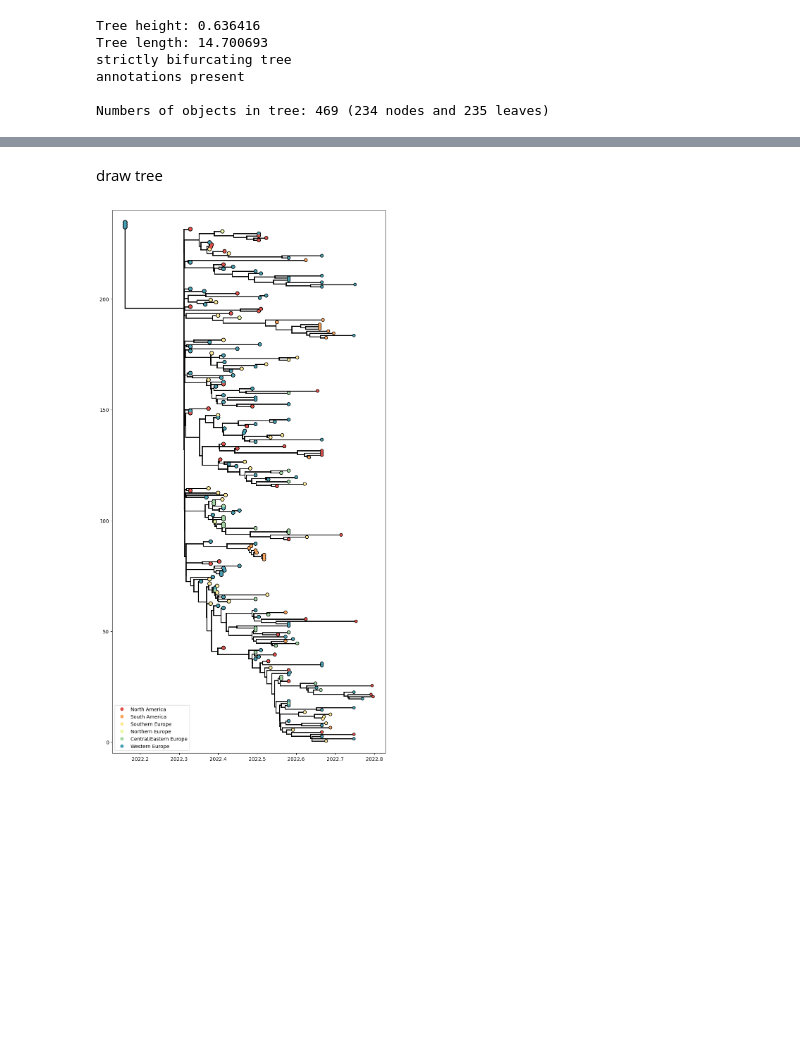
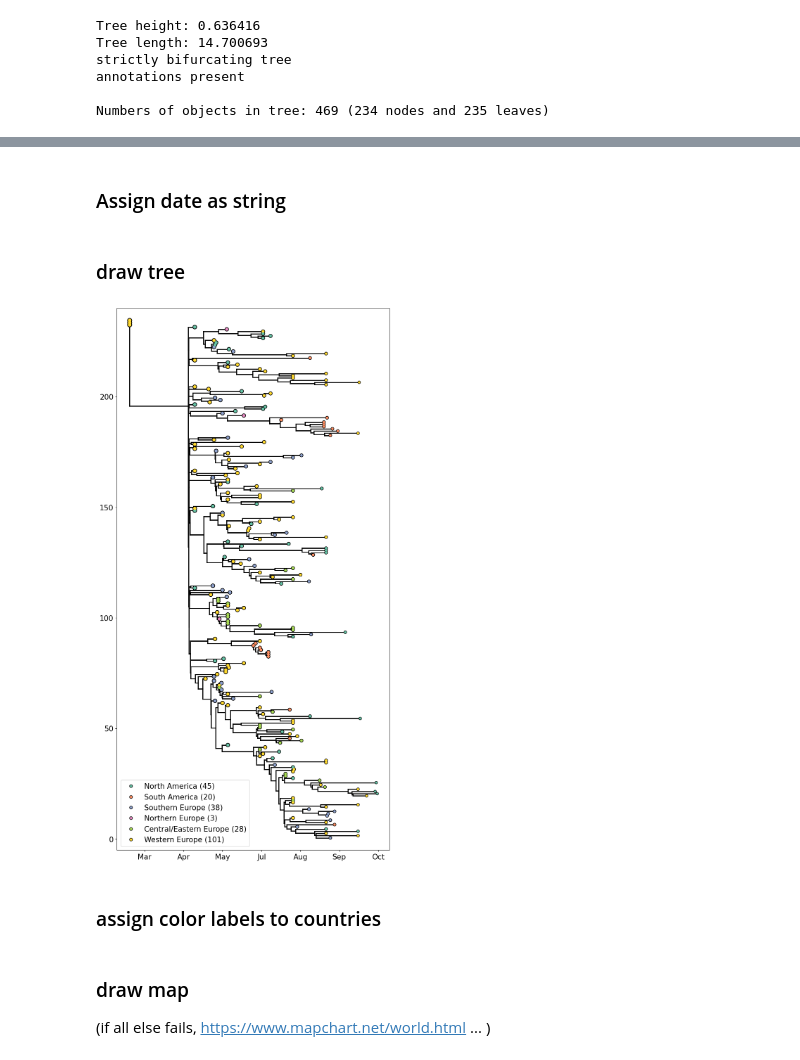
Before and after one commit to blab/mpox-dynamics, a Jupyter notebook: scripts/tree.ipynb, the cells around one changed output, grey strips where cells are left out. Cells and saved outputs as stored; diff of their text form; code cells hidden in the pictures; blank space fills up the shorter version.

Commit message:
tree script

```diff
--- a/scripts/tree.ipynb
+++ b/scripts/tree.ipynb
@@ -121,15 +61,14 @@ group and color by region
 # %%
-
 region = {('Canada','USA'):'North America',
-          ('Finland'):'Northern Europe',
+          'Finland':'Northern Europe',
           ('Austria','Germany','Switzerland','UnitedKingdom','France','Belgium','Netherlands'):'Western Europe',
           ('Slovakia','Slovenia'):'Central/Eastern Europe',
           ('Italy','Portugal','Spain'):'Southern Europe',
           ('Colombia','Peru'):'South America'}
 
-color_code = {'North America': '#e2514a',
-              'South America': '#fca55d',
-              'Southern Europe': '#fee999',
-              'Northern Europe': '#edf8a3',
-              'Central/Eastern Europe': '#a2d9a4',
-              'Western Europe': '#47a0b3'}
+color_code = {'North America': '#66c2a5',
+              'South America': '#fc8d62',
+              'Southern Europe': '#8da0cb',
+              'Northern Europe': '#e78ac3',
+              'Central/Eastern Europe': '#a6d854',
+              'Western Europe': '#ffd92f'}
@@ -136,21 +101,42 @@ color_code = {'North America': '#e2514a',
+# %%
+color_code_n = {}
+
+for region in color_code:
+    lab = str(region),' (',str(region_counts[region]), ')'
+    lab = ''.join(lab)
+    color_code_n[lab] = color_code[region]
+# %% [markdown]
+### Assign date as string
+# %%
+for k in t.Objects:
+    k.traits['datetime'] = datetime(int(k.absoluteTime), 1, 1) + timedelta(days = (k.absoluteTime % 1) * 365)
+# %%
+def str_date(date, pos=None):
+    new_date = (datetime(int(date), 1, 1) + timedelta(days=(date % 1) * 365)).strftime('%b')
+    return new_date
 # %% [markdown]
-draw tree
+### draw tree
 # %%
 fig,ax = plt.subplots(figsize=(10,20),facecolor='w')
 
 x_attr=lambda k: k.absoluteTime ## x coordinate of branches will be absoluteTime attribute
 c_func=lambda k: color_code[k.traits['region']] if k.branchType=='leaf' else 'black'
 s_func=lambda k: 50-30*k.height/t.treeHeight ## size of tips
 
 t.plotTree(ax,x_attr=x_attr) ## plot branches
 t.plotPoints(ax,x_attr=x_attr,size=s_func,colour=c_func,zorder=100) ## plot circles at tips
 
 ax.set_ylim(-5,t.ySpan+5)
 ax.ticklabel_format(useOffset=False)
+ax.tick_params(labelsize=15)
+ax.xaxis.set_major_formatter(ticker.FuncFormatter(str_date))
 
-markers = [plt.Line2D([0,0],[0,0],color=color, marker='o', linestyle='') for color in color_code.values()]
-plt.legend(markers, color_code.keys(), numpoints=1)
+markers = [plt.Line2D([0,0],[0,0],color=color, marker='o',  markeredgecolor = 'black', linestyle='') for color in color_code.values()]
+plt.legend(markers, color_code_n.keys(), numpoints=1, fontsize=15)
 
+#plt.savefig('tree.png')
 plt.show()
 # %% [output]
-[figure, old version]
+[figure, new version]
+# %% [markdown]
+### assign color labels to countries
@@ -156,0 +153,3 @@ plt.show()
+# %% [markdown]
+### draw map
+(if all else fails, https://www.mapchart.net/world.html ... )
```
Also changed, not shown: parts of 13 cells of this notebook.
